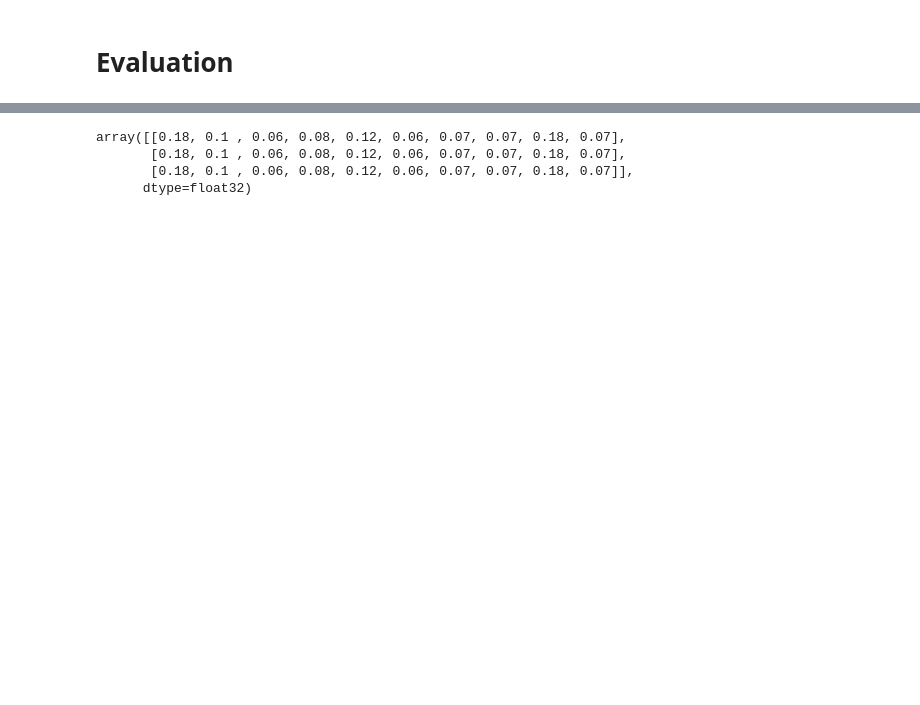
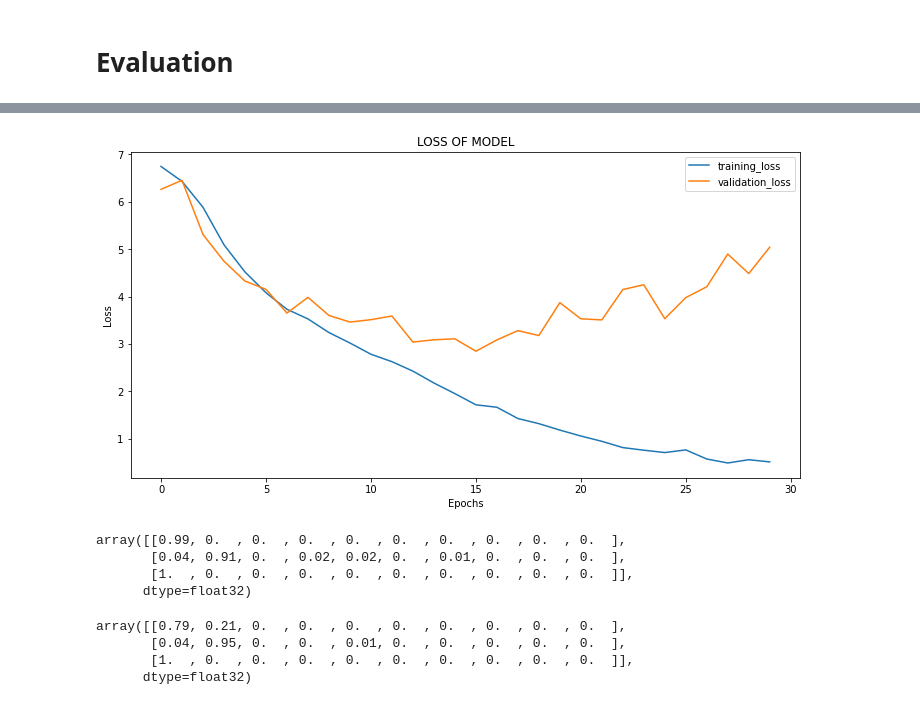
Before and after one commit to Jenishhd/DL_Project, a Jupyter notebook: DL_Animals_Model_Chloe.ipynb, the cells around one changed output, grey strips where cells are left out. Drawn from its saved outputs; the diff is of its cells as text; code cells hidden in the pictures; blank space fills up the shorter version.

```diff
--- a/DL_Animals_Model_Chloe.ipynb
+++ b/DL_Animals_Model_Chloe.ipynb
@@ -380,9 +521,21 @@ plt.legend(loc='lower right')
+# %%
+plt.figure(figsize=(12, 6))
+plt.plot(history.history["loss"])
+plt.plot(history.history["val_loss"])
+plt.xlabel("Epochs")
+plt.ylabel("Loss")
+plt.title("LOSS OF MODEL")
+plt.legend(['training_loss', 'validation_loss'])
+plt.show()
+# %% [output]
+[figure, added]
 # %%
 X_new = X_test[:3]
 y_proba = cnn.predict(X_new)
-y_proba.round(2)
+y_proba[0].round(2)
+#y_proba
 # %% [output]
-array([[0.18, 0.1 , 0.06, 0.08, 0.12, 0.06, 0.07, 0.07, 0.18, 0.07],
-       [0.18, 0.1 , 0.06, 0.08, 0.12, 0.06, 0.07, 0.07, 0.18, 0.07],
-       [0.18, 0.1 , 0.06, 0.08, 0.12, 0.06, 0.07, 0.07, 0.18, 0.07]],
+array([[0.99, 0.  , 0.  , 0.  , 0.  , 0.  , 0.  , 0.  , 0.  , 0.  ],
+       [0.04, 0.91, 0.  , 0.02, 0.02, 0.  , 0.01, 0.  , 0.  , 0.  ],
+       [1.  , 0.  , 0.  , 0.  , 0.  , 0.  , 0.  , 0.  , 0.  , 0.  ]],
       dtype=float32)
@@ -389,3 +544,10 @@ array([[0.18, 0.1 , 0.06, 0.08, 0.12, 0.06, 0.07, 0.07, 0.18, 0.07],
+# %%
+y_proba[2].round(2)
+# %% [output]
+array([[0.79, 0.21, 0.  , 0.  , 0.  , 0.  , 0.  , 0.  , 0.  , 0.  ],
+       [0.04, 0.95, 0.  , 0.  , 0.01, 0.  , 0.  , 0.  , 0.  , 0.  ],
+       [1.  , 0.  , 0.  , 0.  , 0.  , 0.  , 0.  , 0.  , 0.  , 0.  ]],
+      dtype=float32)
 # %%
 y_pred = np.argmax(cnn.predict(X_new), axis=-1)
 y_pred
```
Also changed, not shown: parts of 29 cells of this notebook.
